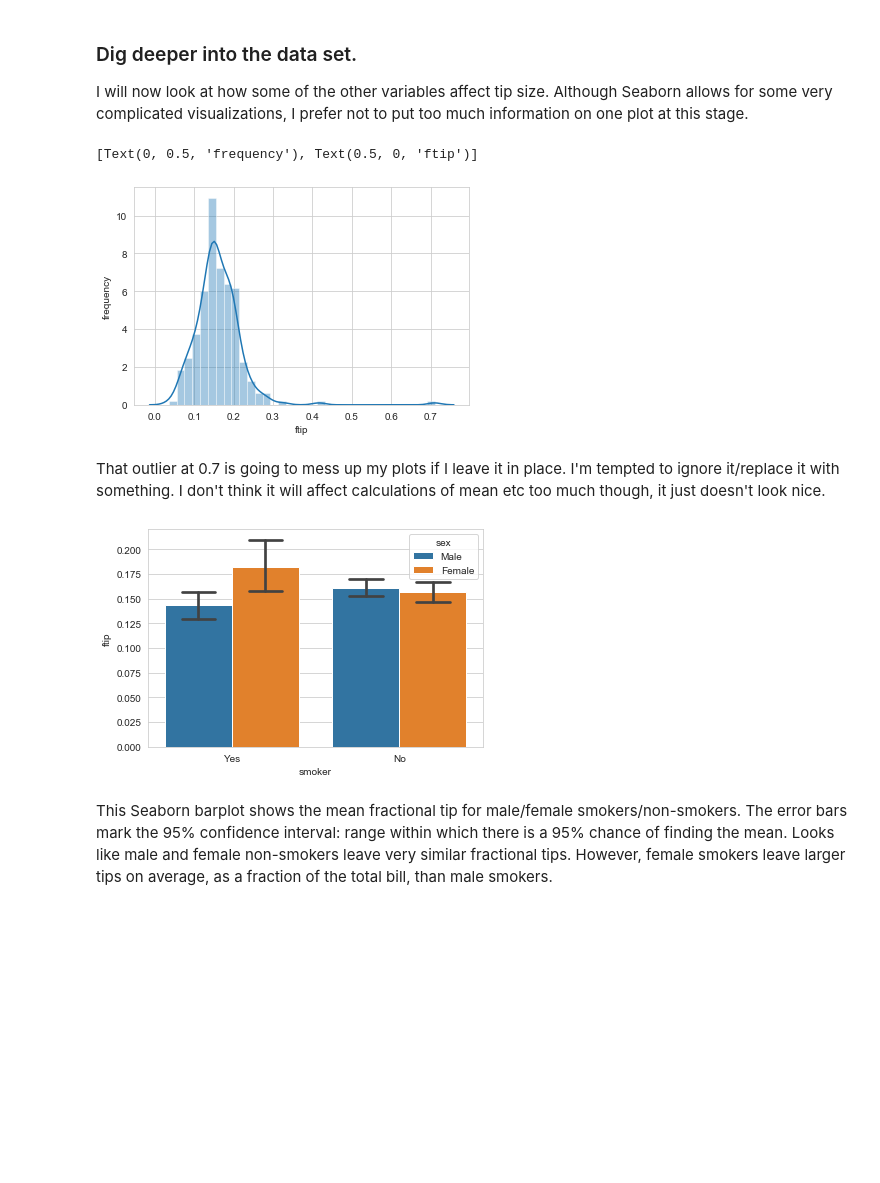
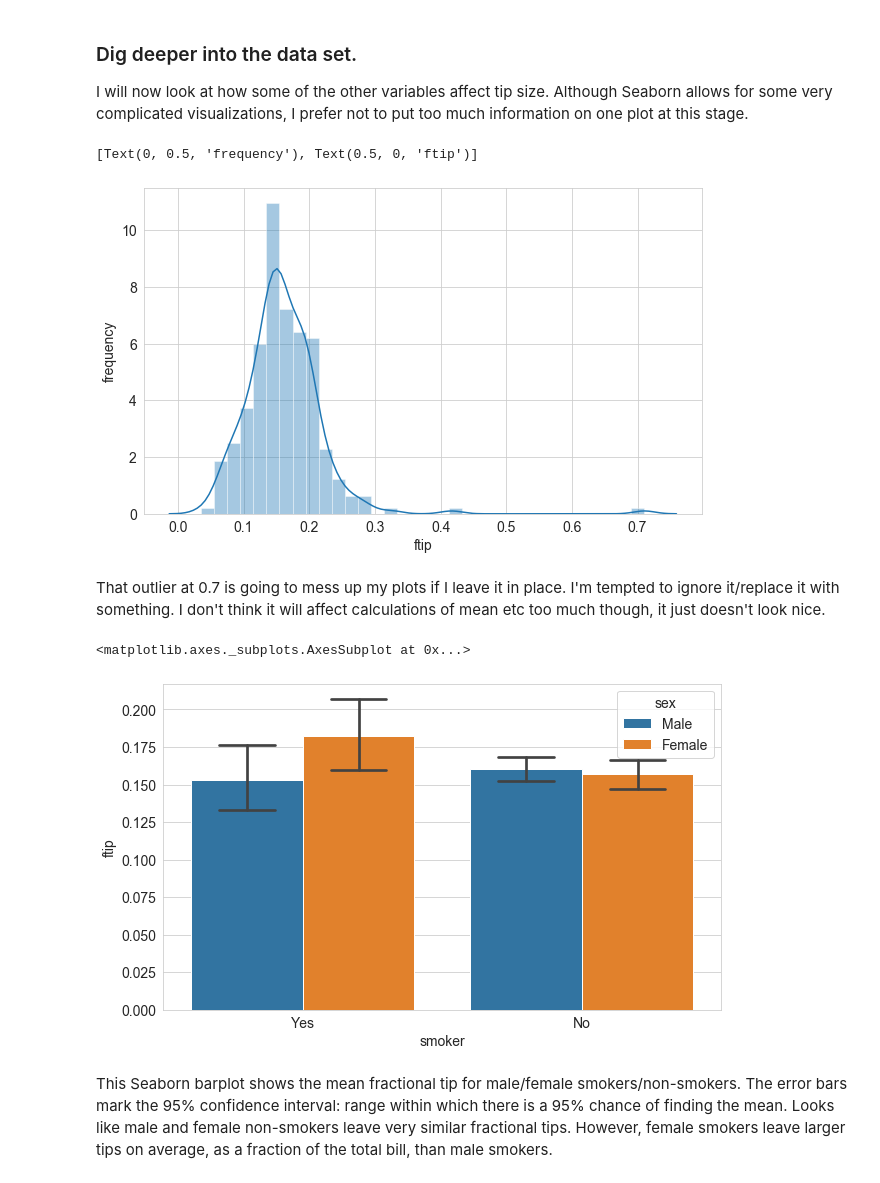
Before and after one commit to elizabethdaly/data-analysis-project, a Jupyter notebook: tips-data-analysis.ipynb, the cells around one changed output. Saved outputs shown, nothing was run; the diff lists cells and outputs as text; code cells hidden in the pictures; blank space fills up the shorter version.

```diff
--- a/tips-data-analysis.ipynb
+++ b/tips-data-analysis.ipynb
@@ -125,7 +125,10 @@ df.describe(include="all")
 current_palette = sns.color_palette()
 sns.palplot(current_palette)
 sns.set_style('whitegrid')
-#sns.set_size(3,3) # come back to this
+
+# This just sets the default plot size to be bigger.
+plt.rcParams['figure.figsize'] = (10, 6)
+plt.rcParams['font.size'] = (14)
 # %% [output]
 [figure]
 # %% [markdown]
@@ -174,16 +179,18 @@ ax = sns.distplot(df['ftip'])
 ax.set(xlabel= 'ftip', ylabel= 'frequency')
 # %% [output]
 [Text(0, 0.5, 'frequency'), Text(0.5, 0, 'ftip')]
-[figure, old version]
+[figure, new version]
 # %% [markdown]
 That outlier at 0.7 is going to mess up my plots if I leave it in place. I'm tempted to ignore it/replace it with something. I don't think it will affect calculations of mean etc too much though, it just doesn't look nice.
 # %%
 # Plot the fractional tip for smokers/non-smokers and male/female.
 # Ignoring outlier doesn't have much effect.
-sns.barplot(x= 'smoker', y= 'ftip', hue='sex', data = df[df.ftip < 0.6], capsize=.2) #data = df[df.ftip < 0.6]
-plt.savefig("barSmokerSex.png")
+sns.barplot(x= 'smoker', y= 'ftip', hue='sex', data = df, capsize=.2) #data = df[df.ftip < 0.6]
+# Save the plot if required.
+#plt.savefig("images/barSmokerSex.png")
 # %% [output]
+<matplotlib.axes._subplots.AxesSubplot at 0x...>
-[figure, old version]
+[figure, new version]
 # %% [markdown]
 This Seaborn barplot shows the mean fractional tip for male/female smokers/non-smokers. The error bars mark the 95% confidence interval: range within which there is a 95% chance of finding the mean. Looks like male and female non-smokers leave very similar fractional tips. However, female smokers leave larger tips on average, as a fraction of the total bill, than male smokers.
 # %%
```
Also changed, not shown: parts of 18 cells of this notebook, 8 other files.
